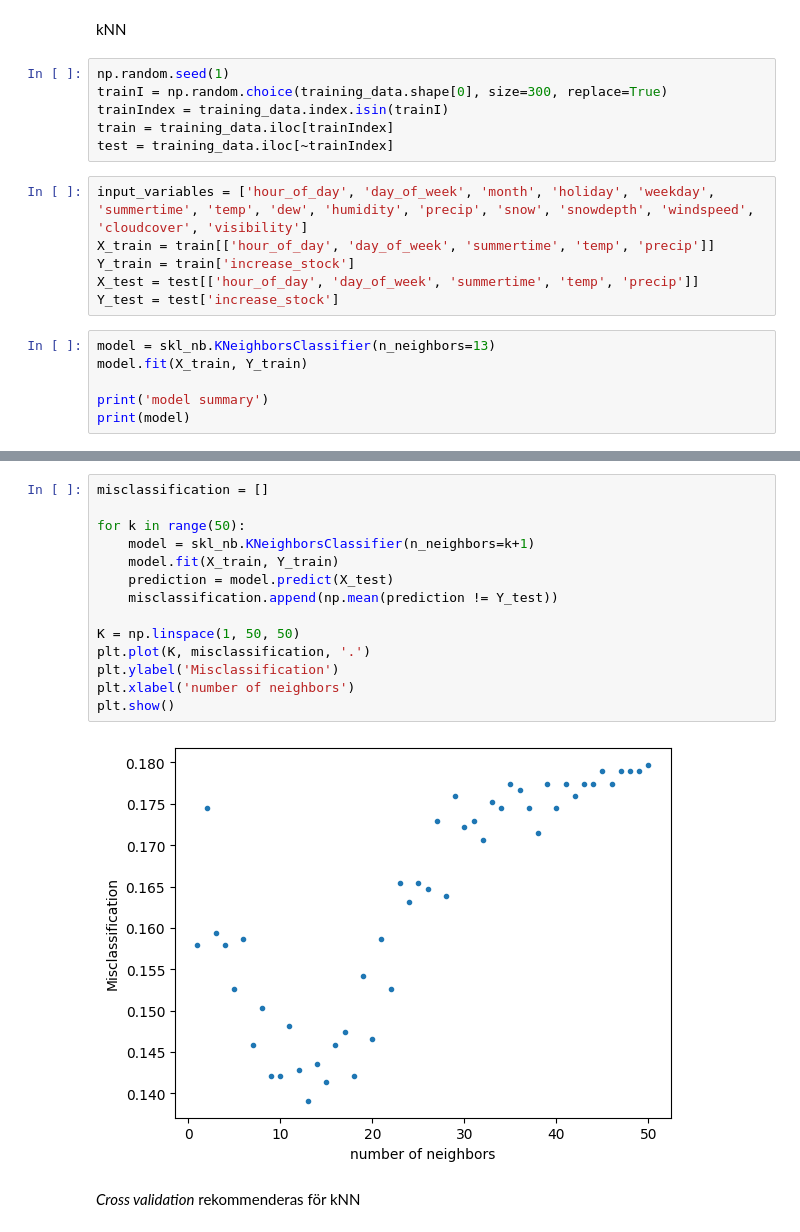
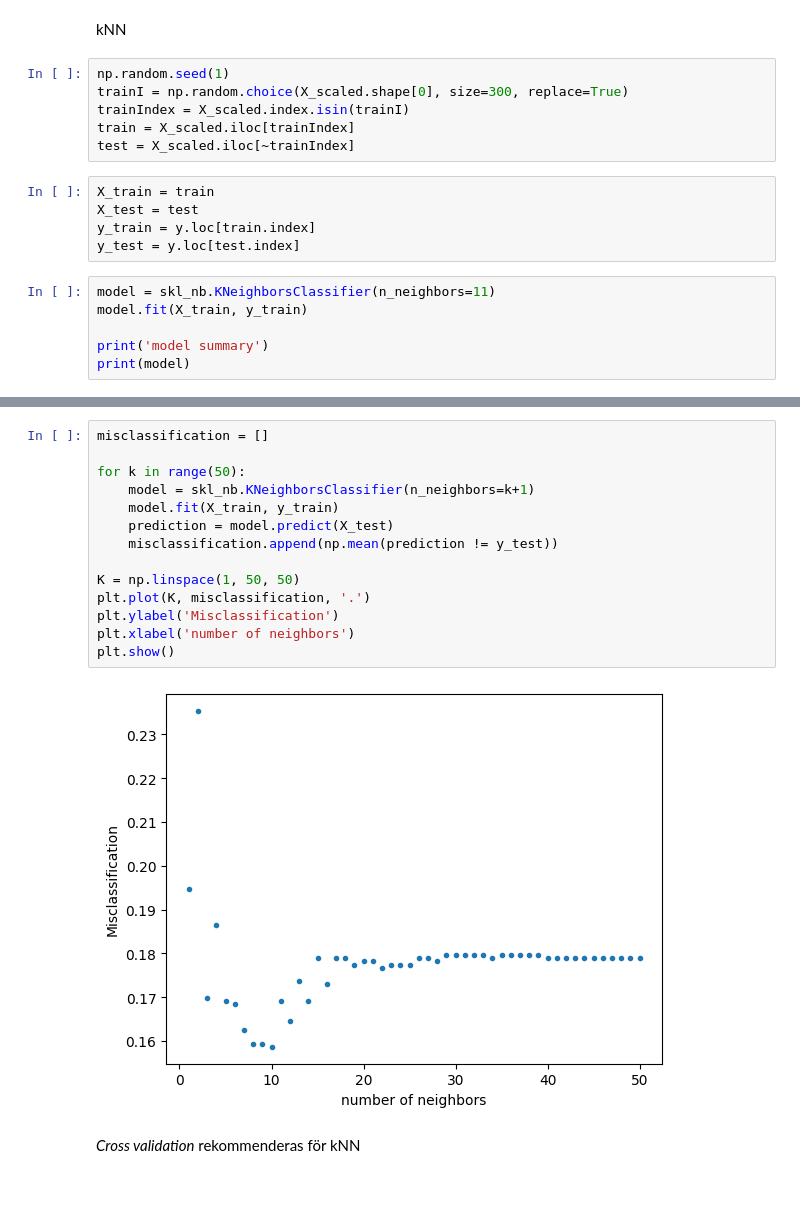
Before and after one commit to sebberendel/machine_learning_project, a Jupyter notebook: notebooks/xtremkarl.ipynb, the cells around one changed output, grey strips where cells are left out. Saved outputs shown, nothing was run; the diff lists cells and outputs as text; blank space fills up the shorter version.

```diff
--- a/notebooks/xtremkarl.ipynb
+++ b/notebooks/xtremkarl.ipynb
@@ -27,19 +31,18 @@ plt.show()
 kNN
 # %%
 np.random.seed(1)
-trainI = np.random.choice(training_data.shape[0], size=300, replace=True)
-trainIndex = training_data.index.isin(trainI)
-train = training_data.iloc[trainIndex]
-test = training_data.iloc[~trainIndex]
+trainI = np.random.choice(X_scaled.shape[0], size=300, replace=True)
+trainIndex = X_scaled.index.isin(trainI)
+train = X_scaled.iloc[trainIndex]
+test = X_scaled.iloc[~trainIndex]
 # %%
-input_variables = ['hour_of_day', 'day_of_week', 'month', 'holiday', 'weekday', 'summertime', 'temp', 'dew', 'humidity', 'precip', 'snow', 'snowdepth', 'windspeed', 'cloudcover', 'visibility']
-X_train = train[['hour_of_day', 'day_of_week', 'summertime', 'temp', 'precip']]
-Y_train = train['increase_stock']
-X_test = test[['hour_of_day', 'day_of_week', 'summertime', 'temp', 'precip']]
-Y_test = test['increase_stock']
+X_train = train
+X_test = test
+y_train = y.loc[train.index]
+y_test = y.loc[test.index]
 # %%
-model = skl_nb.KNeighborsClassifier(n_neighbors=13)
-model.fit(X_train, Y_train)
+model = skl_nb.KNeighborsClassifier(n_neighbors=11)
+model.fit(X_train, y_train)
 
 print('model summary')
 print(model)
@@ -63,19 +66,19 @@ Accuracy: 0.861
 # %%
 misclassification = []
 
 for k in range(50):
     model = skl_nb.KNeighborsClassifier(n_neighbors=k+1)
-    model.fit(X_train, Y_train)
+    model.fit(X_train, y_train)
     prediction = model.predict(X_test)
-    misclassification.append(np.mean(prediction != Y_test))
+    misclassification.append(np.mean(prediction != y_test))
 
 K = np.linspace(1, 50, 50)
 plt.plot(K, misclassification, '.')
 plt.ylabel('Misclassification')
 plt.xlabel('number of neighbors')
 plt.show()
 # %% [output]
-[figure, old version]
+[figure, new version]
 # %% [markdown]
 *Cross validation*
 rekommenderas för kNN
```
Also changed, not shown: parts of 10 cells of this notebook.
